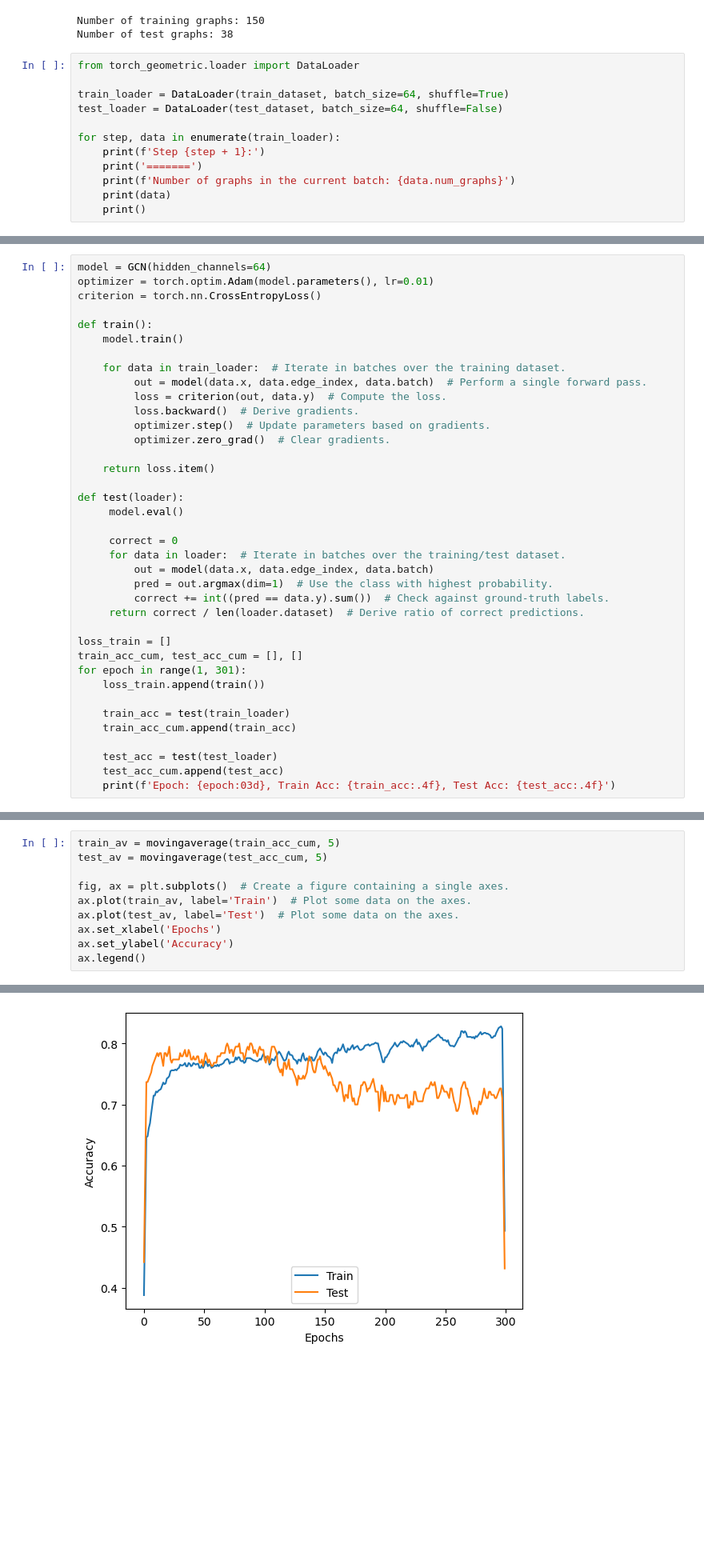
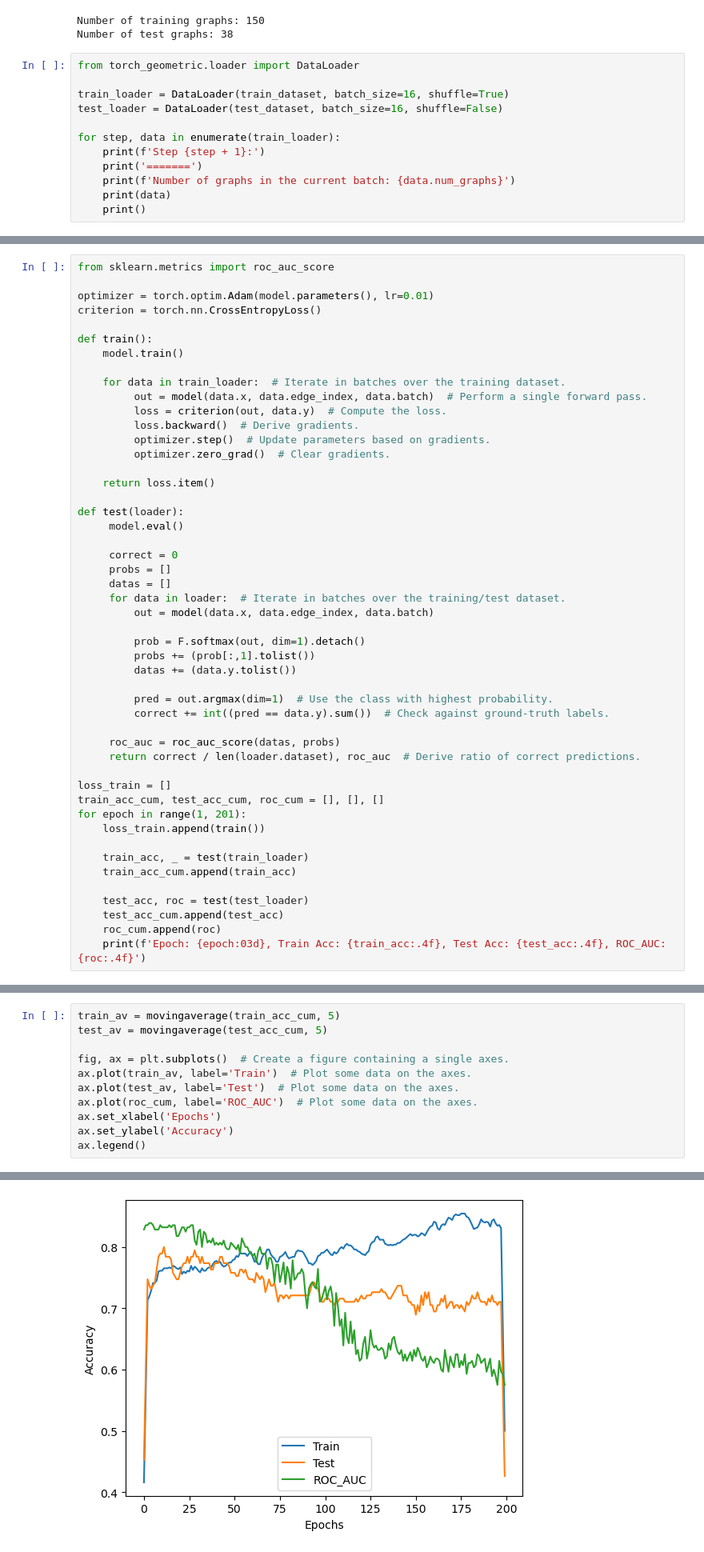
Before and after one commit to aehrlich1/pytorch_geometric_tutorials, a Jupyter notebook: 3_Graph_Classification.ipynb, the cells around one changed output, grey strips where cells are left out. Shown at 80% size. Cells and saved outputs as stored; diff of their text form; blank space fills up the shorter version.

```diff
--- a/3_Graph_Classification.ipynb
+++ b/3_Graph_Classification.ipynb
@@ -83,8 +83,8 @@ Number of test graphs: 38
 # %%
 from torch_geometric.loader import DataLoader
 
-train_loader = DataLoader(train_dataset, batch_size=64, shuffle=True)
-test_loader = DataLoader(test_dataset, batch_size=64, shuffle=False)
+train_loader = DataLoader(train_dataset, batch_size=16, shuffle=True)
+test_loader = DataLoader(test_dataset, batch_size=16, shuffle=False)
 
 for step, data in enumerate(train_loader):
     print(f'Step {step + 1}:')
@@ -150,7 +135,8 @@ GCN(
   (lin): Linear(in_features=64, out_features=2, bias=True)
 )
 # %%
-model = GCN(hidden_channels=64)
+from sklearn.metrics import roc_auc_score
+
 optimizer = torch.optim.Adam(model.parameters(), lr=0.01)
 criterion = torch.nn.CrossEntropyLoss()
 
@@ -170,21 +156,31 @@ def test(loader):
      model.eval()
 
      correct = 0
+     probs = []
+     datas = []
      for data in loader:  # Iterate in batches over the training/test dataset.
          out = model(data.x, data.edge_index, data.batch)
+
+         prob = F.softmax(out, dim=1).detach()
+         probs += (prob[:,1].tolist())
+         datas += (data.y.tolist())
+
          pred = out.argmax(dim=1)  # Use the class with highest probability.
          correct += int((pred == data.y).sum())  # Check against ground-truth labels.
-     return correct / len(loader.dataset)  # Derive ratio of correct predictions.
+
+     roc_auc = roc_auc_score(datas, probs)
+     return correct / len(loader.dataset), roc_auc  # Derive ratio of correct predictions.
 
 loss_train = []
-train_acc_cum, test_acc_cum = [], []
-for epoch in range(1, 301):
+train_acc_cum, test_acc_cum, roc_cum = [], [], []
+for epoch in range(1, 201):
     loss_train.append(train())
 
-    train_acc = test(train_loader)
+    train_acc, _ = test(train_loader)
     train_acc_cum.append(train_acc)
 
-    test_acc = test(test_loader)
+    test_acc, roc = test(test_loader)
     test_acc_cum.append(test_acc)
-    print(f'Epoch: {epoch:03d}, Train Acc: {train_acc:.4f}, Test Acc: {test_acc:.4f}')
+    roc_cum.append(roc)
+    print(f'Epoch: {epoch:03d}, Train Acc: {train_acc:.4f}, Test Acc: {test_acc:.4f}, ROC_AUC: {roc:.4f}')
 # %% [output]
@@ -221,13 +217,14 @@ ax.plot(loss_train_av)  # Plot some data on the axes.
 # %%
 train_av = movingaverage(train_acc_cum, 5)
 test_av = movingaverage(test_acc_cum, 5)
 
 fig, ax = plt.subplots()  # Create a figure containing a single axes.
 ax.plot(train_av, label='Train')  # Plot some data on the axes.
 ax.plot(test_av, label='Test')  # Plot some data on the axes.
+ax.plot(roc_cum, label='ROC_AUC')  # Plot some data on the axes.
 ax.set_xlabel('Epochs')
 ax.set_ylabel('Accuracy')
 ax.legend()
 # %% [output]
 <matplotlib.legend.Legend at 0x...>
-[figure, old version]
+[figure, new version]
```
Also changed, not shown: parts of 4 cells of this notebook.
